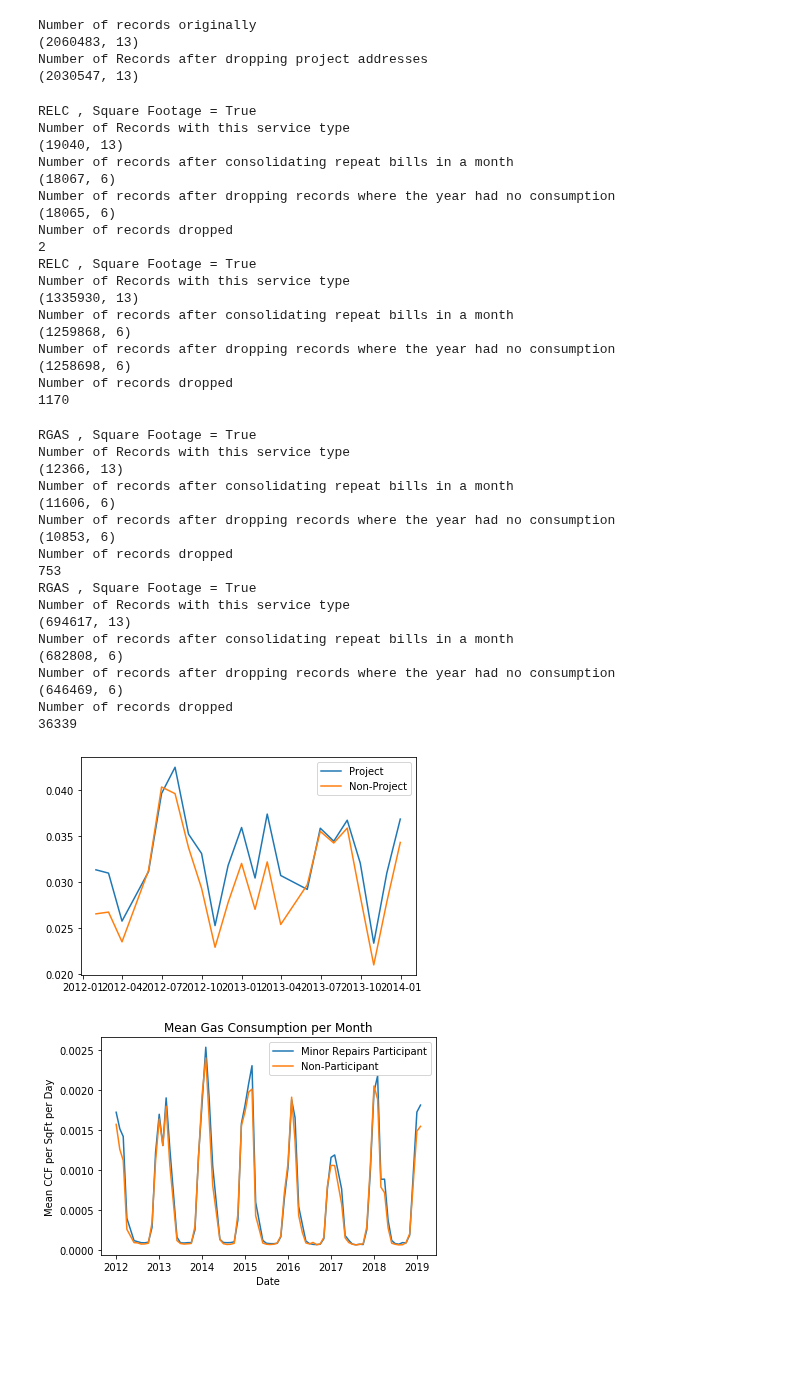
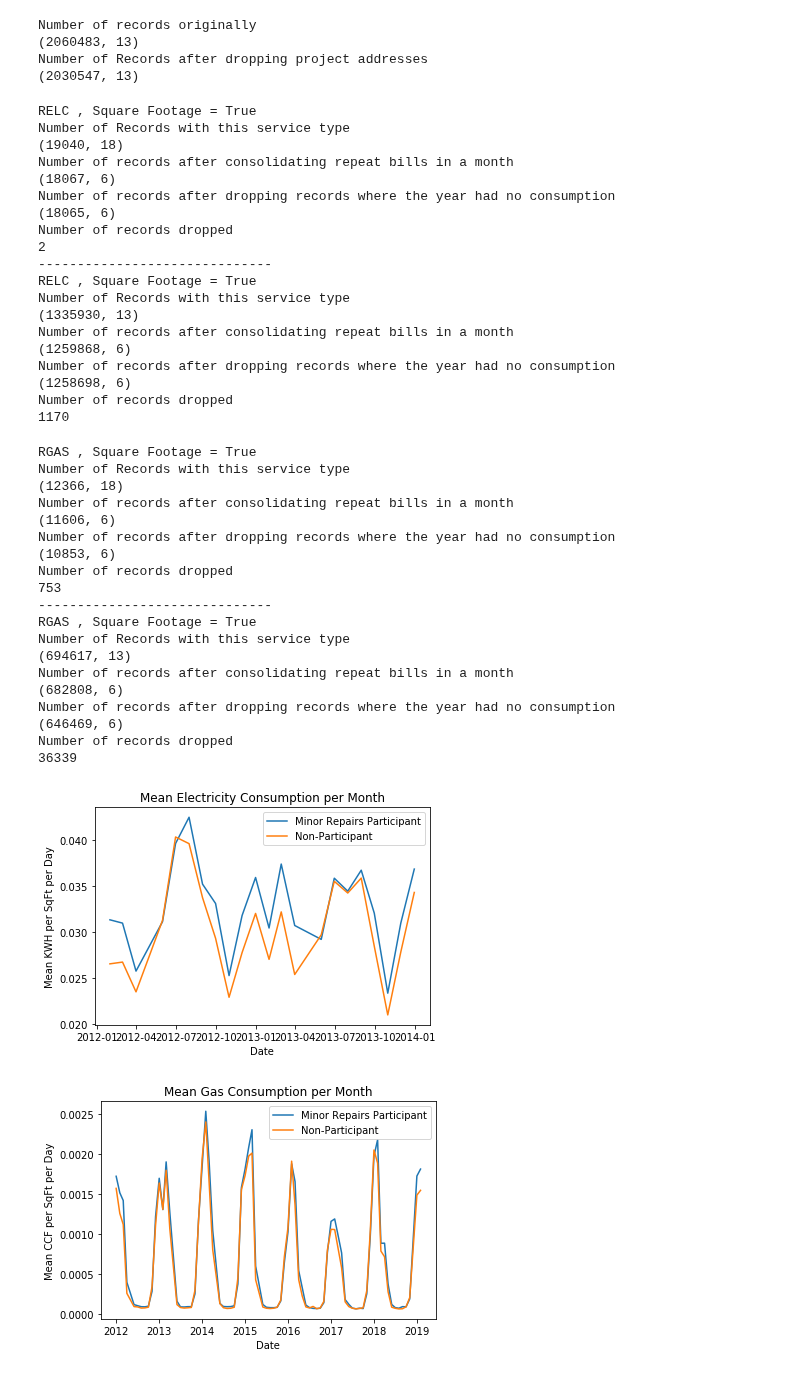
Before and after one commit to asensio-lab/albany-housing-analytics, a Jupyter notebook: Analysis/Investigate_Distribution.ipynb, the cells around one changed output. Saved outputs shown, nothing was run; the diff lists cells and outputs as text; code cells hidden in the pictures; blank space fills up the shorter version.

```diff
--- a/Analysis/Investigate_Distribution.ipynb
+++ b/Analysis/Investigate_Distribution.ipynb
@@ -414,17 +448,19 @@ Number of Records after dropping project addresses
 (2030547, 13)
 # %%
 df_e_proj = preprocess2(df0, 'RELC', True)
+print('-'*30)
 df_e_nonproj = preprocess2(df, 'RELC', True)
 # %% [output]
 RELC , Square Footage = True
 Number of Records with this service type
-(19040, 13)
+(19040, 18)
 Number of records after consolidating repeat bills in a month
 (18067, 6)
 Number of records after dropping records where the year had no consumption
 (18065, 6)
 Number of records dropped
 2
+------------------------------
 RELC , Square Footage = True
 Number of Records with this service type
 (1335930, 13)
@@ -436,17 +472,19 @@ Number of records dropped
 1170
 # %%
 df_g_proj = preprocess2(df0, 'RGAS', True)
+print('-'*30)
 df_g_nonproj = preprocess2(df, 'RGAS', True)
 # %% [output]
 RGAS , Square Footage = True
 Number of Records with this service type
-(12366, 13)
+(12366, 18)
 Number of records after consolidating repeat bills in a month
 (11606, 6)
 Number of records after dropping records where the year had no consumption
 (10853, 6)
 Number of records dropped
 753
+------------------------------
 RGAS , Square Footage = True
 Number of Records with this service type
 (694617, 13)
@@ -478,7 +517,7 @@ nonproj_mean_e = df_e_nonproj[['Consumption_norm', 'YearShift', 'MonthShift']].g
 proj_mean_g = df_g_proj[['Consumption_norm', 'YearShift', 'MonthShift']].groupby(by=['YearShift', 'MonthShift']).mean().reset_index(level=[0,1])
 nonproj_mean_g = df_g_nonproj[['Consumption_norm', 'YearShift', 'MonthShift']].groupby(by=['YearShift', 'MonthShift']).mean().reset_index(level=[0,1])
 # %%
-stackedplot(proj_mean_e, nonproj_mean_e, 2012, 1, 2014, 1)
+stackedplot(proj_mean_e, nonproj_mean_e, 2012, 1, 2014, 1,'RELC' )
 # %% [output]
-[figure, old version]
+[figure, new version]
 # %%
```
Also changed, not shown: parts of 22 cells of this notebook, 8 other files.
